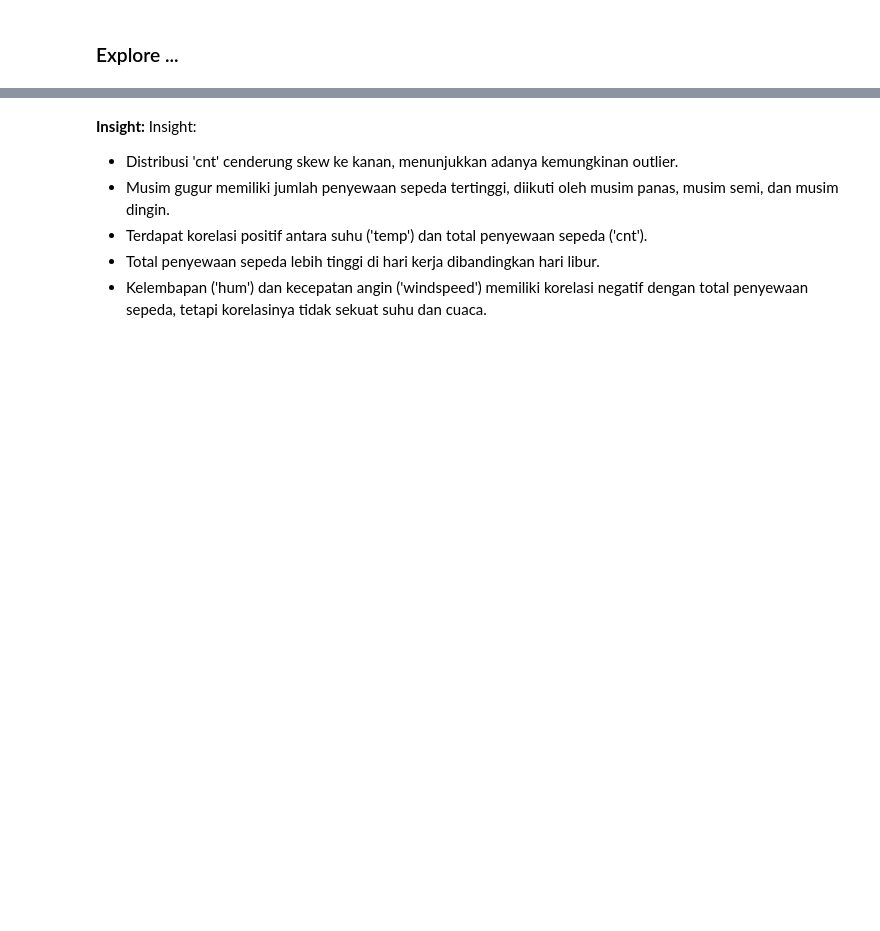
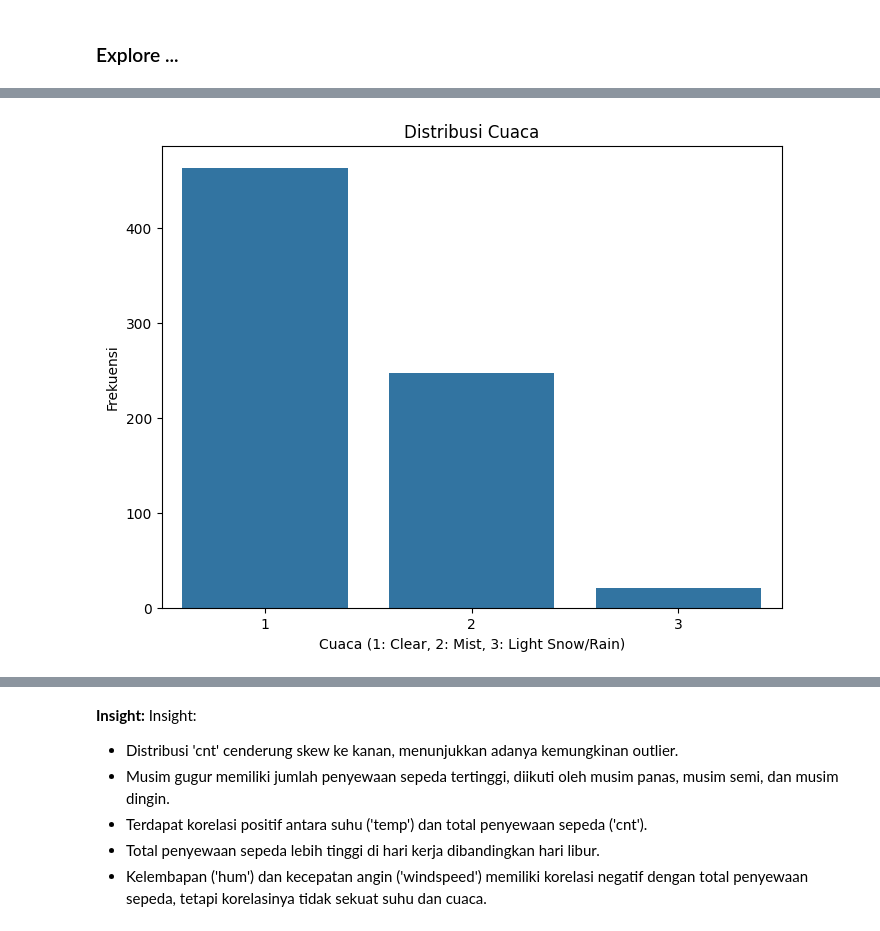
Before and after one commit to vcd10r/Dicoding_Data_Analyst_P, a Jupyter notebook: Proyek_Analisis_Data.ipynb, the cells around one changed output, grey strips where cells are left out. Drawn from its saved outputs; the diff is of its cells as text; code cells hidden in the pictures; blank space fills up the shorter version.

```diff
--- a/Proyek_Analisis_Data.ipynb
+++ b/Proyek_Analisis_Data.ipynb
@@ -140,0 +171,10 @@ Insight:
+# %%
+# 3. Distribusi Cuaca (weathersit)
+plt.figure(figsize=(8, 6))
+sns.countplot(x='weathersit', data=day_df)
+plt.title('Distribusi Cuaca')
+plt.xlabel('Cuaca (1: Clear, 2: Mist, 3: Light Snow/Rain)')
+plt.ylabel('Frekuensi')
+plt.show()
+# %% [output]
+[figure, added]
```
Also changed, not shown: parts of 17 cells of this notebook, 1 other file.
